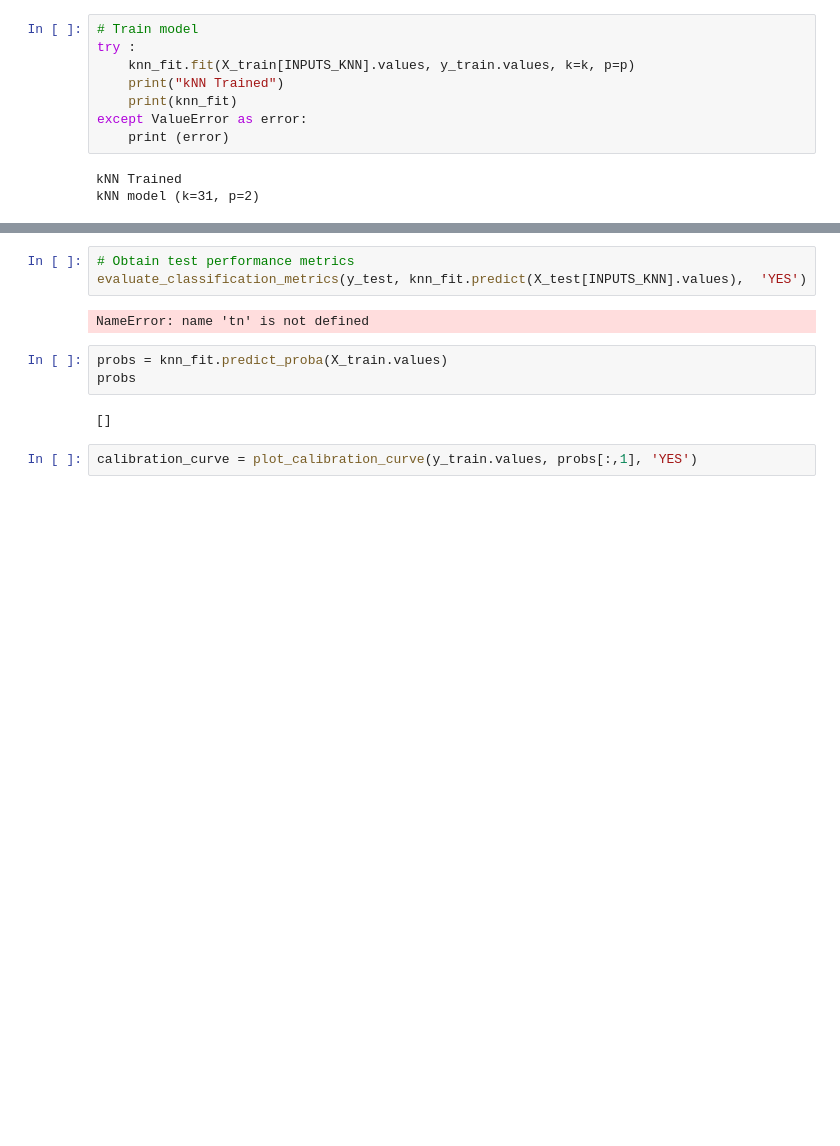
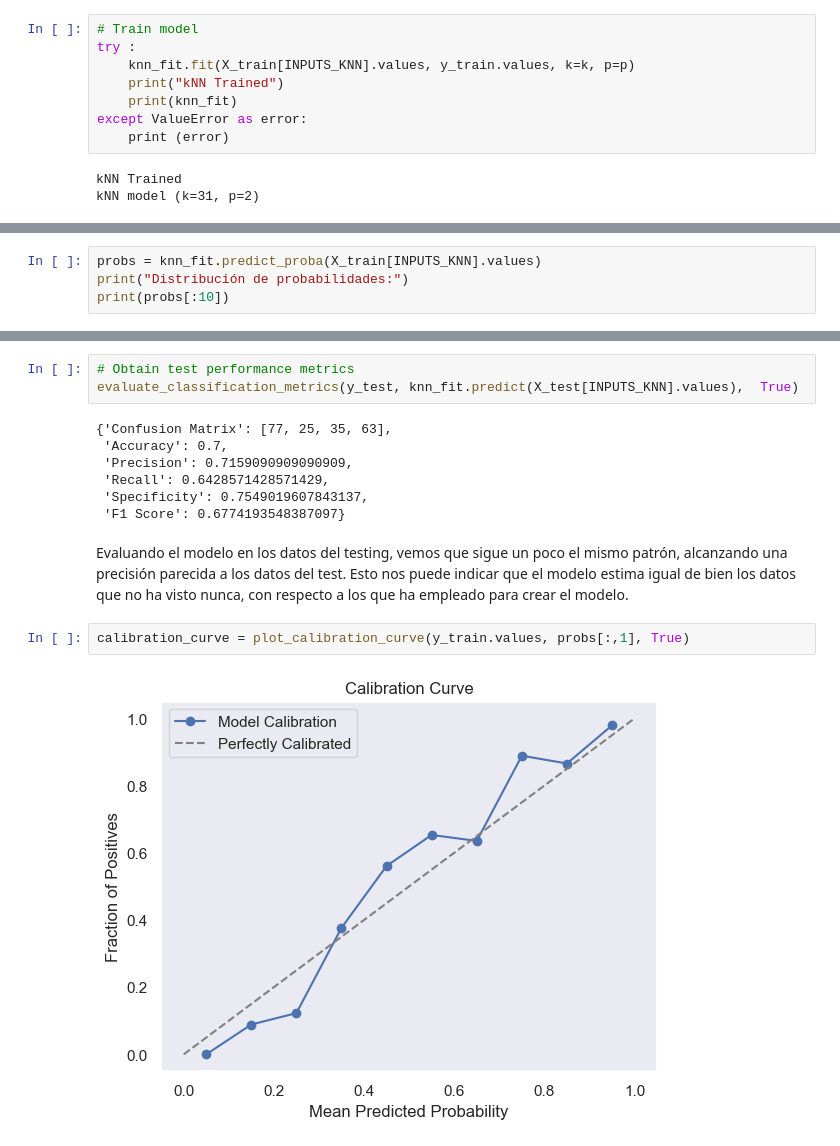
Before and after one commit to ICAI-IMAT-ML/p2-2-beajimeenez, a Jupyter notebook: notebook/Lab_2_2_kNN.ipynb, the cells around one changed output, grey strips where cells are left out. Saved outputs shown, nothing was run; the diff lists cells and outputs as text; blank space fills up the shorter version.

```diff
--- a/notebook/Lab_2_2_kNN.ipynb
+++ b/notebook/Lab_2_2_kNN.ipynb
@@ -111,0 +137,4 @@ kNN model (k=31, p=2)
+# %%
+probs = knn_fit.predict_proba(X_train[INPUTS_KNN].values)
+print("Distribución de probabilidades:")
+print(probs[:10])
@@ -123,12 +195,16 @@ NameError: name 'tn' is not defined
 # %%
 # Obtain test performance metrics
-evaluate_classification_metrics(y_test, knn_fit.predict(X_test[INPUTS_KNN].values),  'YES')
+evaluate_classification_metrics(y_test, knn_fit.predict(X_test[INPUTS_KNN].values),  True)
 # %% [output]
-NameError: name 'tn' is not defined
+{'Confusion Matrix': [77, 25, 35, 63],
+ 'Accuracy': 0.7,
+ 'Precision': 0.7159090909090909,
+ 'Recall': 0.6428571428571429,
+ 'Specificity': 0.7549019607843137,
+ 'F1 Score': 0.6774193548387097}
-# %%
-probs = knn_fit.predict_proba(X_train.values)
-probs
-# %% [output]
-[]
+# %% [markdown]
+Evaluando el modelo en los datos del testing, vemos que sigue un poco el mismo patrón, alcanzando una precisión parecida a los datos del test. Esto nos puede indicar que el modelo estima igual de bien los datos que no ha visto nunca, con respecto a los que ha empleado para crear el modelo.
 # %%
-calibration_curve = plot_calibration_curve(y_train.values, probs[:,1], 'YES')
+calibration_curve = plot_calibration_curve(y_train.values, probs[:,1], True)
+# %% [output]
+[figure, added]
```
Also changed, not shown: parts of 18 cells of this notebook, 2 other files.
